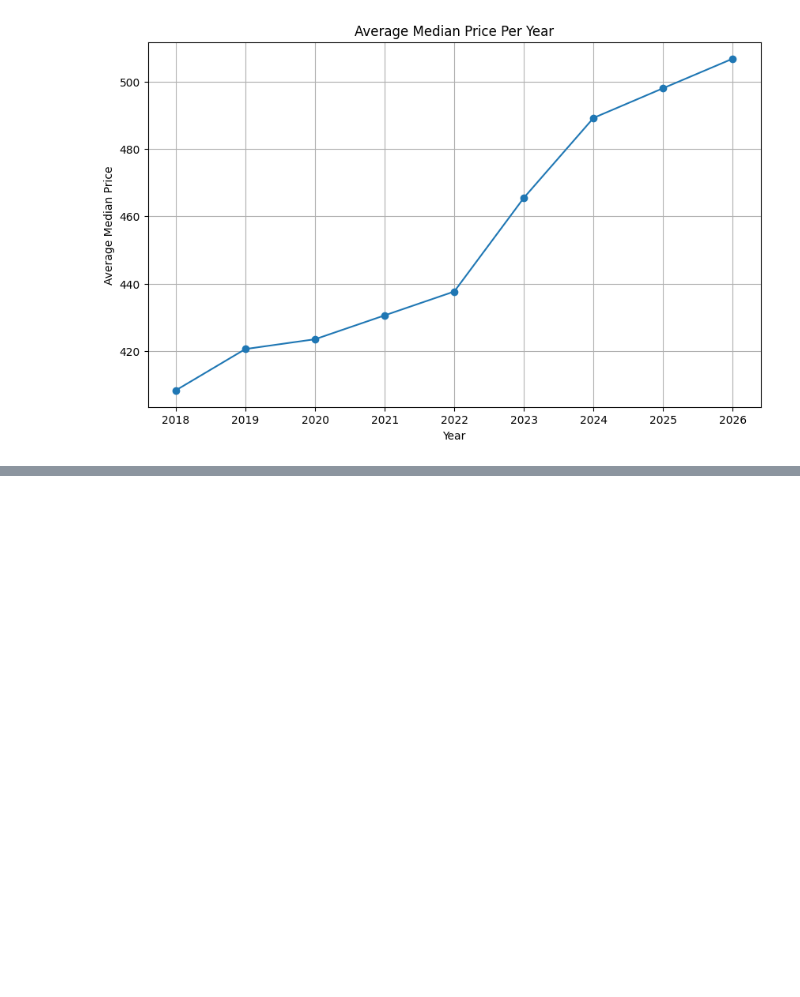
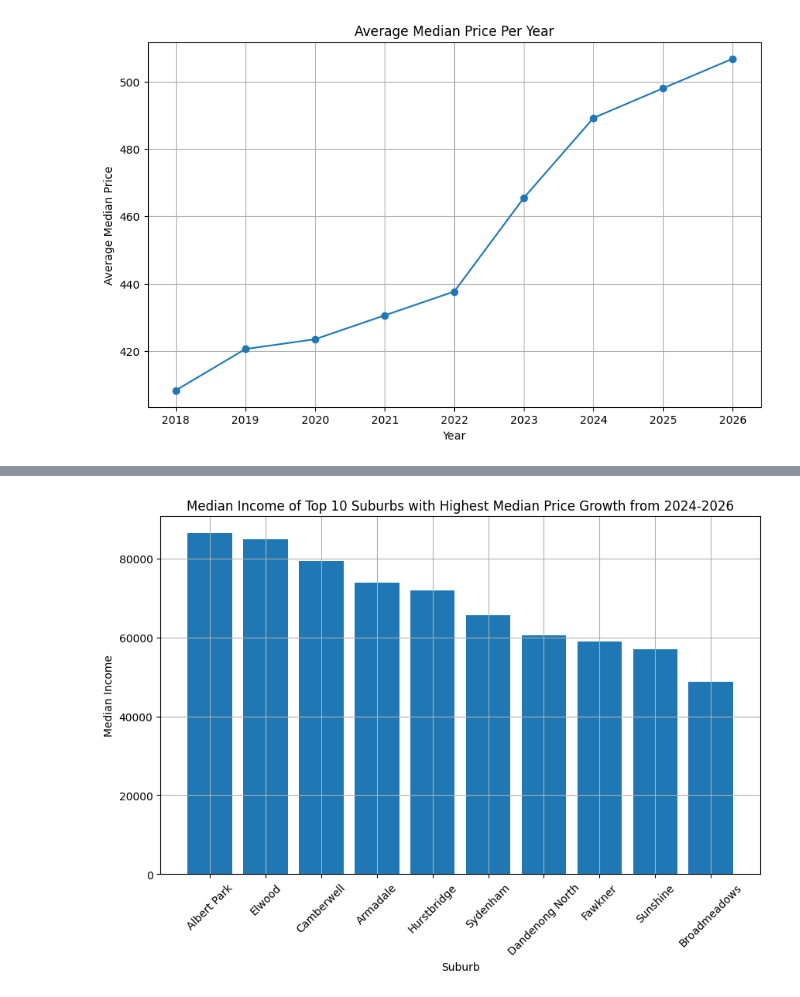
Before and after one commit to MAST30034-AppliedDataScience/project-2-group-real-estate-hexosergeantchelelebratebonitz, a Jupyter notebook: notebooks/Can/Modelling.ipynb, the cells around one changed output, grey strips where cells are left out. Saved outputs shown, nothing was run; the diff lists cells and outputs as text; code cells hidden in the pictures; blank space fills up the shorter version.

Commit message:
Updated some graphs

```diff
--- a/notebooks/Can/Modelling.ipynb
+++ b/notebooks/Can/Modelling.ipynb
@@ -780,0 +837,13 @@ plt.show()
+# %%
+# Plot the median income of the top 10 suburbs with the highest median price growth from 2024-2026
+top_10_suburbs_data = top_10_suburbs_data.sort_values(by='Income', ascending=False)
+plt.figure(figsize=(10, 6))
+plt.bar(top_10_suburbs_data['Label'], top_10_suburbs_data['Income'])
+plt.title('Median Income of Top 10 Suburbs with Highest Median Price Growth from 2024-2026')
+plt.xlabel('Suburb')
+plt.ylabel('Median Income')
+plt.xticks(rotation=45)
+plt.grid(True)
+plt.show()
+# %% [output]
+[figure, added]
```
Also changed, not shown: parts of 9 cells of this notebook.
